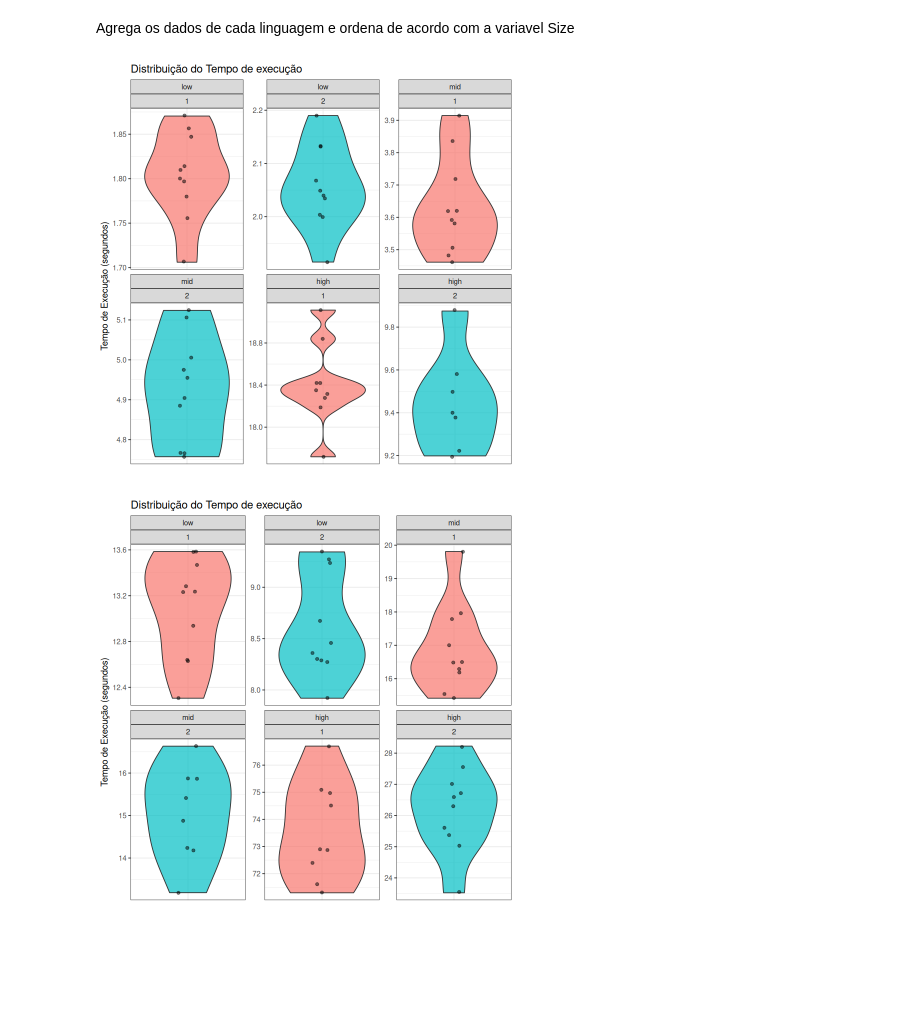
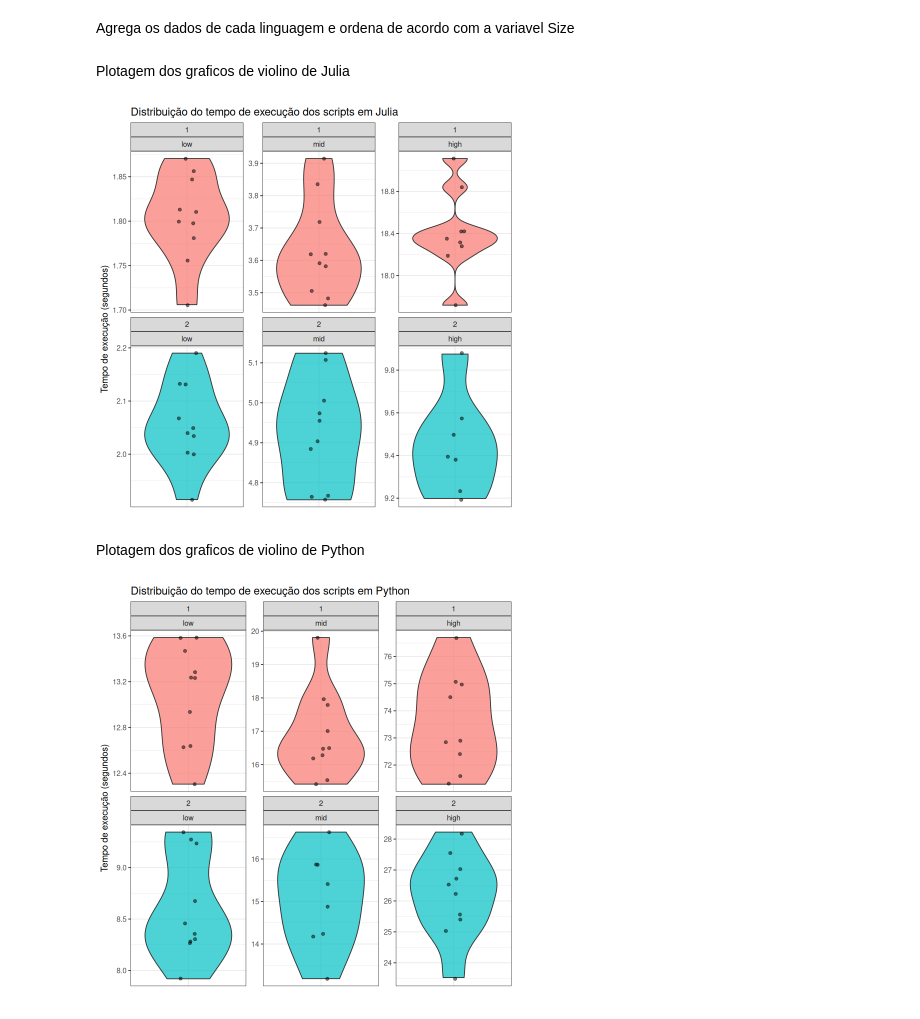
Before and after one commit to enzolisp/perf_analysis, a Jupyter notebook: results/main.ipynb, the cells around one changed output. Cells and saved outputs as stored; diff of their text form; code cells hidden in the pictures; blank space fills up the shorter version.

```diff
--- a/results/main.ipynb
+++ b/results/main.ipynb
@@ -5,11 +5,11 @@ library(ggplot2)
 # %% [markdown]
 Leitura de dados brutos
 # %%
-dados_1d_julia <- read_csv("../stats/results/julia_1d_results.csv", show_col_types = FALSE) %>% mutate(language = "Julia")
-dados_2d_julia <- read_csv("../stats/results/julia_2d_results.csv", show_col_types = FALSE) %>% mutate(language = "Julia")
+dados_1d_julia <- read_csv("../stats/results/julia_1d_results.csv", show_col_types = FALSE)
+dados_2d_julia <- read_csv("../stats/results/julia_2d_results.csv", show_col_types = FALSE)
 
-dados_1d_python <- read_csv("../stats/results/python_1d_results.csv", show_col_types = FALSE) %>% mutate(language = "Python")
-dados_2d_python <- read_csv("../stats/results/python_2d_results.csv", show_col_types = FALSE) %>% mutate(language = "Python")
+dados_1d_python <- read_csv("../stats/results/python_1d_results.csv", show_col_types = FALSE)
+dados_2d_python <- read_csv("../stats/results/python_2d_results.csv", show_col_types = FALSE)
 # %% [markdown]
 Agrega os dados de cada linguagem e ordena de acordo com a variavel Size
 # %%
@@ -21,34 +23,39 @@ dados_combinados_python$Size <- factor(dados_combinados_python$Size, levels = c(
+# %% [markdown]
+Plotagem dos graficos de violino de Julia
 # %%
-ggplot(dados_combinados_julia, aes(x = as.factor(dimension), y = t_exec, fill = as.factor(dimension))) +
+ggplot(dados_combinados_julia, aes(x = "", y = t_exec, fill = as.factor(dimension))) +
   geom_violin(alpha = 0.7) +
   geom_jitter(width = 0.1, alpha = 0.5) +
 
-  facet_wrap(~ Size + dimension, scales = "free") +
+  facet_wrap(~ dimension + Size, scales = "free") +
 
   labs(
-    title = "Distribuição do Tempo de execução",
+    title = "Distribuição do tempo de execução dos scripts em Julia",
     x = "",
-    y = "Tempo de Execução (segundos)"
+    y = "Tempo de execução (segundos)"
   ) +
+
   theme_bw() +
   guides(fill = "none") +
   theme(axis.text.x = element_blank(), axis.ticks.x = element_blank())
 # %% [output]
-[figure, old version]
+[figure, new version]
+# %% [markdown]
+Plotagem dos graficos de violino de Python
 # %%
-ggplot(dados_combinados_python, aes(x = as.factor(dimension), y = t_exec, fill = as.factor(dimension))) +
+ggplot(dados_combinados_python, aes(x = as.factor(Size), y = t_exec, fill = as.factor(dimension))) +
   geom_violin(alpha = 0.7) +
   geom_jitter(width = 0.1, alpha = 0.5) +
 
-  facet_wrap(~ Size + dimension, scales = "free") +
+  facet_wrap(~ dimension + Size, scales = "free") +
 
   labs(
-    title = "Distribuição do Tempo de execução",
+    title = "Distribuição do tempo de execução dos scripts em Python",
     x = "",
-    y = "Tempo de Execução (segundos)"
+    y = "Tempo de execução (segundos)"
   ) +
   theme_bw() +
   guides(fill = "none") +
   theme(axis.text.x = element_blank(), axis.ticks.x = element_blank())
 # %% [output]
-[figure, old version]
+[figure, new version]
```
Also changed, not shown: parts of 8 cells of this notebook.
